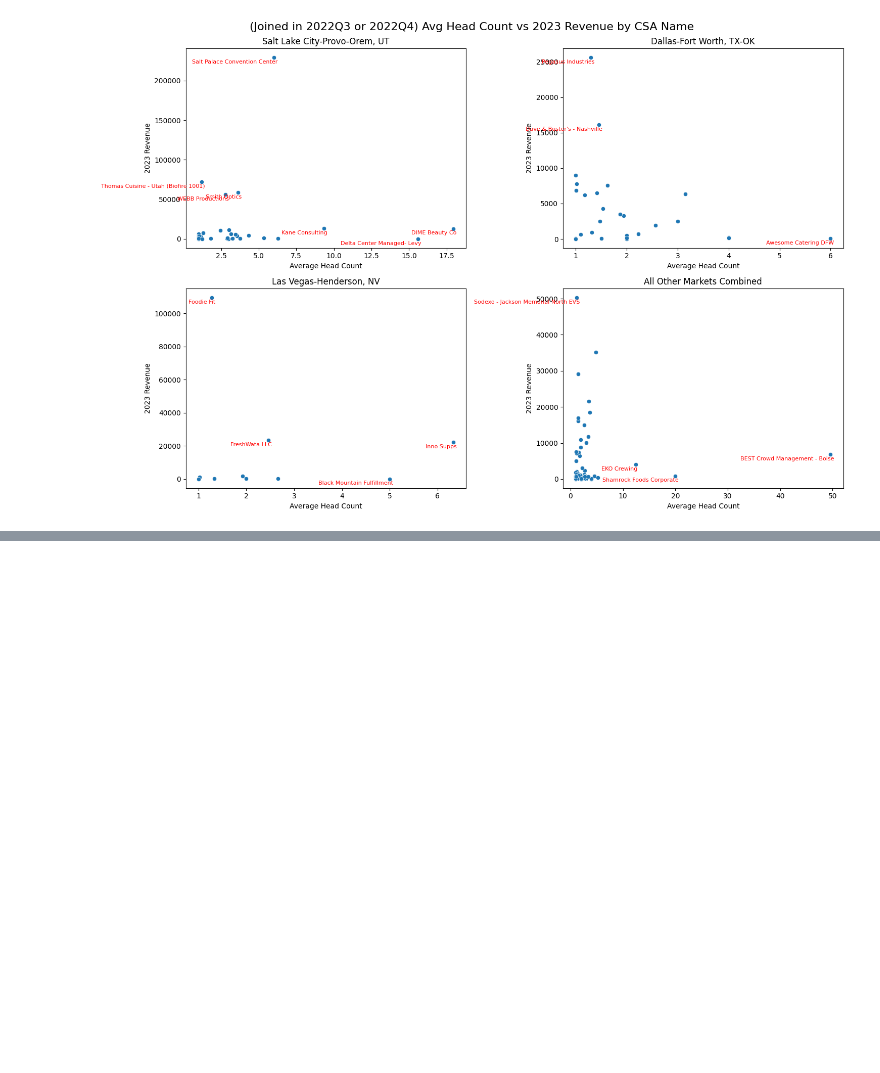
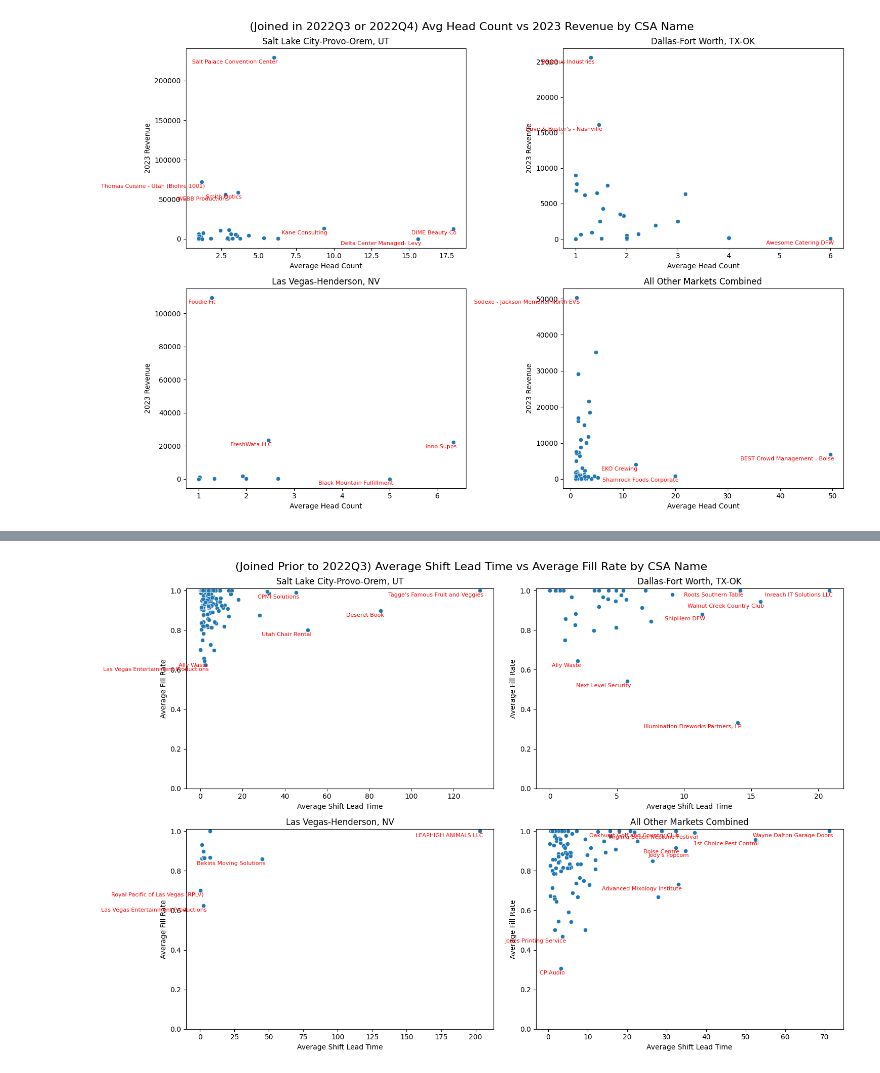
Before and after one commit to annleealbod/EDA_Nov_2023, a Jupyter notebook: visualizations2.ipynb, the cells around one changed output, grey strips where cells are left out. Saved outputs shown, nothing was run; the diff lists cells and outputs as text; code cells hidden in the pictures; blank space fills up the shorter version.

Commit message:
Scatterplots of completed analysis, done

```diff
--- a/visualizations2.ipynb
+++ b/visualizations2.ipynb
@@ -436,0 +434,82 @@ plt.show()
+# %%
+# Joined Prior to 2022Q3
+filtered_df = df[(df['year_quarter_comp_start'] < '2022Q3') & (df['csa_name_mod2'].isin(['Salt Lake City-Provo-Orem, UT', 'Dallas-Fort Worth, TX-OK', 'Las Vegas-Henderson, NV', 'All Other Markets Combined']))]
+
+# Step 3: Create four scatter plots using Seaborn
+plt.figure(figsize=(15, 10))  # Adjust the figure size as needed
+
+plt.subplot(2, 2, 1)
+sns.scatterplot(x='avg_shift_lead', y='fill_rate', data=filtered_df[filtered_df['csa_name_mod2'] == 'Salt Lake City-Provo-Orem, UT'])
+plt.title('Salt Lake City-Provo-Orem, UT')
+plt.ylabel('Average Fill Rate')
+plt.xlabel('Average Shift Lead Time')
+plt.ylim(0, 1.01)  # Set y-axis limits
+# Label points for 'Salt Lake City-Provo-Orem, UT'
+for index, row in filtered_df[filtered_df['csa_name_mod2'] == 'Salt Lake City-Provo-Orem, UT'].iterrows():
+    if (row['fill_rate'] < .65) or (row['avg_shift_lead'] > 40):
+        plt.annotate(row['company_name'],
+                     xy=(row['avg_shift_lead'], row['fill_rate']),
+                     xytext=(5, -10),  # Adjust the position of the label
+                     textcoords='offset points',
+                     ha='right', va='bottom',  # Adjust the alignment
+                     fontsize=8, color='red')
+
+# Scatter plot for Dallas-Fort Worth, TX-OK
+plt.subplot(2, 2, 2)
+sns.scatterplot(x='avg_shift_lead', y='fill_rate', data=filtered_df[filtered_df['csa_name_mod2'] == 'Dallas-Fort Worth, TX-OK'])
+plt.title('Dallas-Fort Worth, TX-OK')
+plt.ylabel('Average Fill Rate')
+plt.xlabel('Average Shift Lead Time')
+plt.ylim(0, 1.01)  # Set y-axis limits
+for index, row in filtered_df[filtered_df['csa_name_mod2'] == 'Dallas-Fort Worth, TX-OK'].iterrows():
+    if (row['fill_rate'] < .75) or (row['avg_shift_lead'] > 10):
+        plt.annotate(row['company_name'],
+                     xy=(row['avg_shift_lead'], row['fill_rate']),
+                     xytext=(5, -10),  # Adjust the position of the label
+                     textcoords='offset points',
+                     ha='right', va='bottom',  # Adjust the alignment
+                     fontsize=8, color='red')
+
+# Scatter plot for Las Vegas-Henderson, NV
+plt.subplot(2, 2, 3)
+sns.scatterplot(x='avg_shift_lead', y='fill_rate', data=filtered_df[filtered_df['csa_name_mod2'] == 'Las Vegas-Henderson, NV'])
+plt.title('Las Vegas-Henderson, NV')
+plt.ylabel('Average Fill Rate')
+plt.xlabel('Average Shift Lead Time')
+plt.ylim(0, 1.01)  # Set y-axis limits
+for index, row in filtered_df[filtered_df['csa_name_mod2'] == 'Las Vegas-Henderson, NV'].iterrows():
+    if (row['fill_rate'] < .8) or (row['avg_shift_lead'] > 25):
+        plt.annotate(row['company_name'],
+                     xy=(row['avg_shift_lead'], row['fill_rate']),
+                     xytext=(5, -10),  # Adjust the position of the label
+                     textcoords='offset points',
+                     ha='right', va='bottom',  # Adjust the alignment
+                     fontsize=8, color='red')
+
+# Scatter plot for All Other Markets Combined
+plt.subplot(2, 2, 4)
+sns.scatterplot(x='avg_shift_lead', y='fill_rate', data=filtered_df[filtered_df['csa_name_mod2'] == 'All Other Markets Combined'])
+plt.title('All Other Markets Combined')
+plt.ylabel('Average Fill Rate')
+plt.xlabel('Average Shift Lead Time')
+plt.ylim(0, 1.01)  # Set y-axis limits
+for index, row in filtered_df[filtered_df['csa_name_mod2'] == 'All Other Markets Combined'].iterrows():
+    if (row['fill_rate'] < .5) or (row['avg_shift_lead'] > 30):
+        plt.annotate(row['company_name'],
+                     xy=(row['avg_shift_lead'], row['fill_rate']),
+                     xytext=(5, -10),  # Adjust the position of the label
+                     textcoords='offset points',
+                     ha='right', va='bottom',  # Adjust the alignment
+                     fontsize=8, color='red')
+
+# Add a title to the entire set of graphs
+plt.suptitle('(Joined Prior to 2022Q3) Average Shift Lead Time vs Average Fill Rate by CSA Name', fontsize=16)
+
+# Adjust layout
+plt.tight_layout()
+
+
+# Show the plot
+plt.show()
+# %% [output]
+[figure, added]
```
Also changed, not shown: parts of 17 cells of this notebook.
